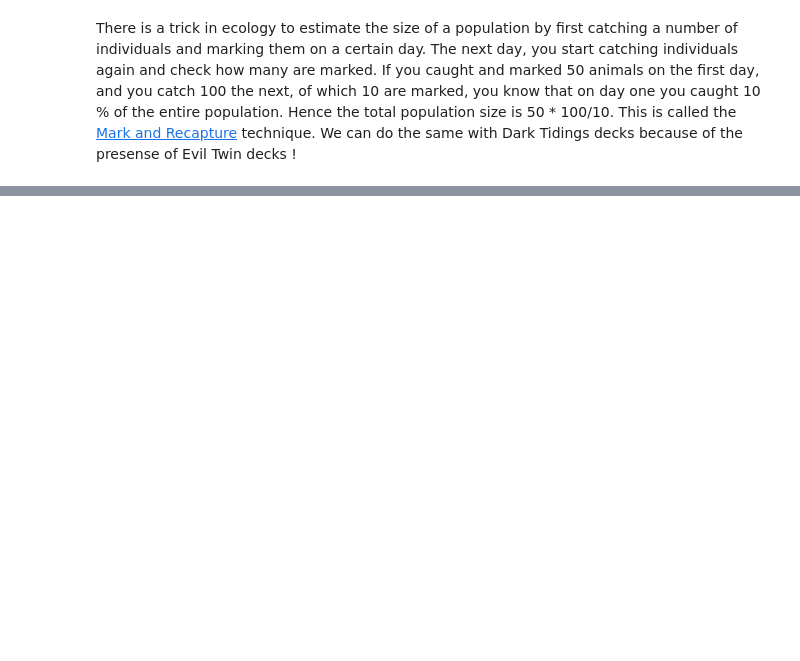
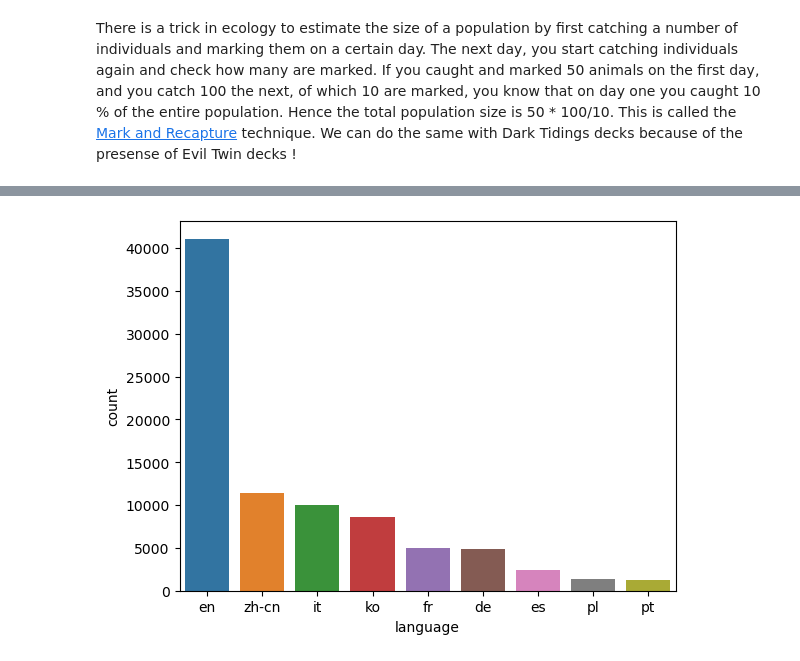
Before and after one commit to 4dcu-be/BayesianSalesAnalysis, a Jupyter notebook: 011 - Analyze Deck Names.ipynb, the cells around one changed output, grey strips where cells are left out. Saved outputs shown, nothing was run; the diff lists cells and outputs as text; code cells hidden in the pictures; blank space fills up the shorter version.

```diff
--- a/011 - Analyze Deck Names.ipynb
+++ b/011 - Analyze Deck Names.ipynb
@@ -183 +242,18 @@ Currently about 17.38 % was included in this analysis.
 [interactive output not drawn]
+# %%
+import seaborn as sns
+import matplotlib.pyplot as plt
+
+plot_df = (
+    twin_data[twin_data.language_score > 0.8]
+    .groupby("language")
+    .size()
+    .reset_index()
+    .rename(columns={0: "count"})
+    .sort_values("count", ascending=False)
+)
+
+sns.barplot(data=plot_df, x="language", y="count")
+plt.show()
+# %% [output]
+[figure, added]
```
Also changed, not shown: parts of 18 cells of this notebook, 8 other files.
